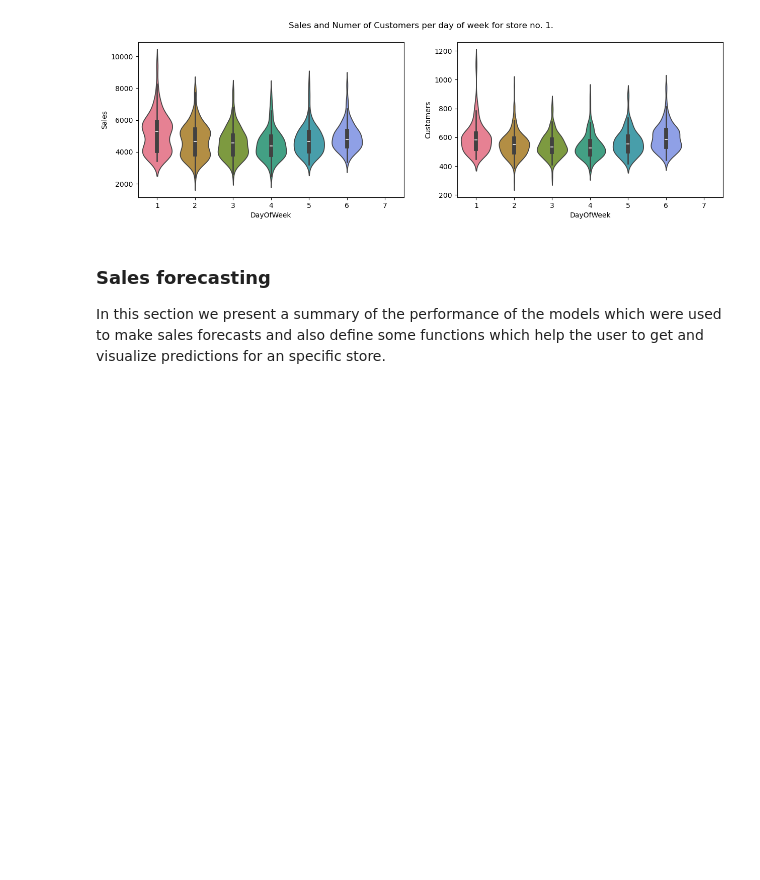
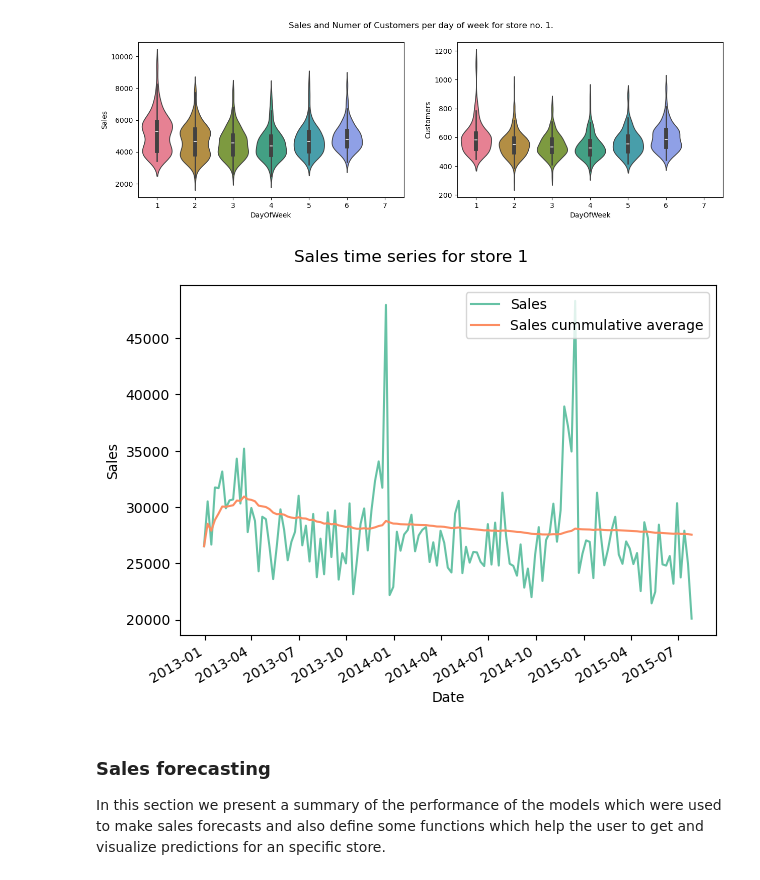
Before and after one commit to xaviermondragon/rossmann, a Jupyter notebook: notebooks/6_reports.ipynb, the cells around one changed output. Drawn from its saved outputs; the diff is of its cells as text; code cells hidden in the pictures; blank space fills up the shorter version.

```diff
--- a/notebooks/6_reports.ipynb
+++ b/notebooks/6_reports.ipynb
@@ -30,7 +30,7 @@ warnings.filterwarnings('ignore')
 sales_df = pd.read_csv("../data/sales_stores.csv", parse_dates=['Date'])
 # %%
 # weekly aggregated sales data
-week_sales_df = pd.read_csv("../data/week_sales.csv")
+week_sales_df = pd.read_csv("../data/week_sales.csv", parse_dates=['Date'])
 # %%
 # error tables for the tested models
 avg_errors =  pd.read_csv("../data/avg_errors.csv").drop('Unnamed: 0', axis=1)
@@ -191,6 +230,32 @@ def draw_sales_and_customers_per_weekday(store):
     sns.violinplot(x='DayOfWeek', y='Customers', data=store_df, palette='husl', order=[1,2,3,4,5,6,7], ax=axis2)
     plt.suptitle(f"Sales and Numer of Customers per day of week for store no. {store}.");
     pass
+# %%
+def plot_sales_time_series(store):
+    '''
+    Plot sales time series together with the cummulative average
+    Args:
+        store (int): The id of the store
+    '''
+    store_mask = week_sales_df['Store'] == store
+    store_df = week_sales_df[store_mask][['Date', 'Sales', 'Promo']]
+    store_df.set_index('Date', inplace=True)
+    store_df.sort_index(axis=0, inplace=True)
+    store_df['SalesCumAvg'] = store_df['Sales'].expanding().mean()
+    # plot sales and sales cummulative average time series
+    fig, ax = plt.subplots()
+    ax.plot(store_df.index, store_df['Sales'], label='Sales')
+    ax.plot(store_df.index, store_df['SalesCumAvg'], label='Sales cummulative average')
+    ax.set_xlabel('Date')
+    ax.set_ylabel('Sales')
+    #ax.axvspan(datetime(2015,6,8), datetime(2015,7,27), color='#808080', alpha=0.2)
+    ax.legend(loc='upper right')
+    fig.autofmt_xdate()
+    fig.suptitle(f"Sales time series for store {store}")
+    # to avoid scientific notation in y ticks
+    plt.ticklabel_format(style='plain', axis='y')
+    plt.tight_layout();
+    pass
 # %% [markdown]
 ###### Usage example for store number 1
 # %%
@@ -207,6 +272,10 @@ draw_sales_and_customers_dists(1)
 draw_sales_and_customers_per_weekday(1)
 # %% [output]
 [figure]
+# %%
+plot_sales_time_series(1)
+# %% [output]
+[figure, added]
 # %% [markdown]
 ### Sales forecasting
 
```
Also changed, not shown: parts of 21 cells of this notebook, 1 other file.
